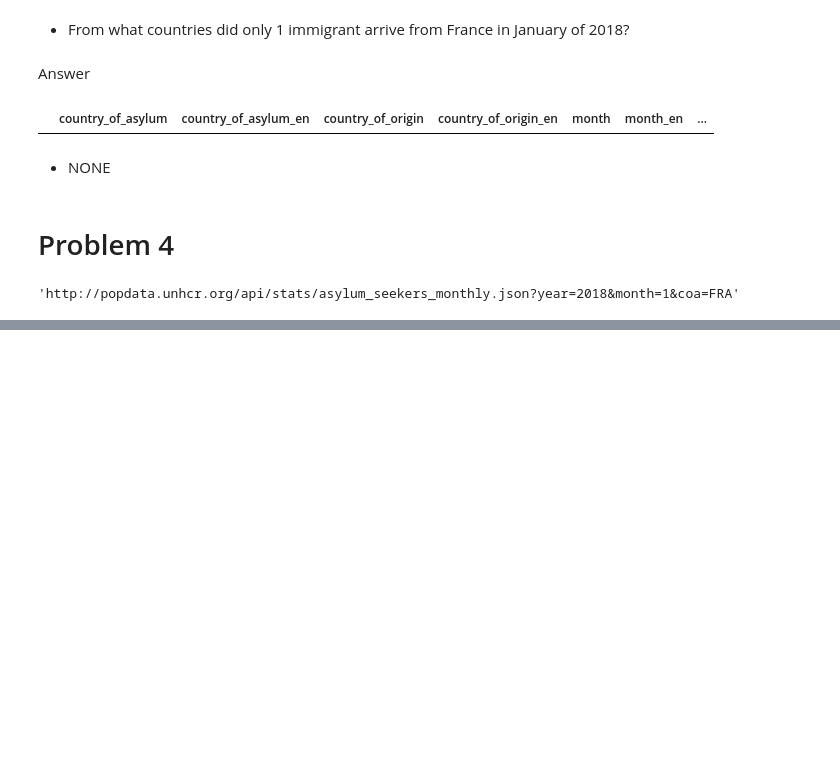
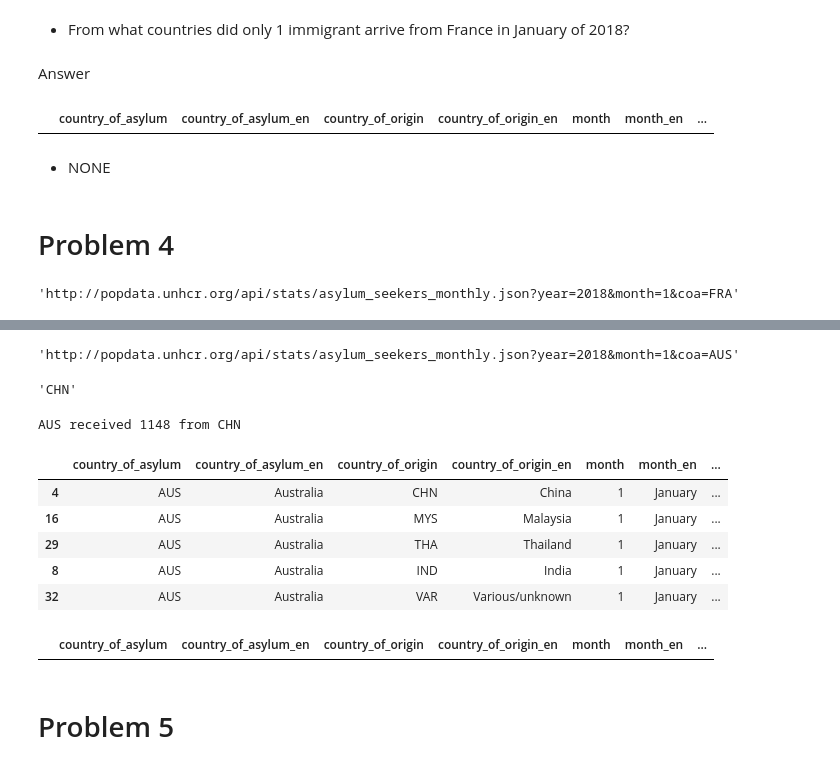
Before and after one commit to tiger-bug/Advanced_Class, a Jupyter notebook: jupyter_stuff/Week_9/Week_9_assignment.ipynb, the cells around one changed output, grey strips where cells are left out. Drawn from its saved outputs; the diff is of its cells as text; code cells hidden in the pictures; blank space fills up the shorter version.

Commit message:
problem 4 done

```diff
--- a/jupyter_stuff/Week_9/Week_9_assignment.ipynb
+++ b/jupyter_stuff/Week_9/Week_9_assignment.ipynb
@@ -411,0 +471,10 @@ df
+# %%
+url_arb = 'http://popdata.unhcr.org/api/stats/asylum_seekers_monthly.json?year='+year+'&month='+month+'&coa='+coa
+# %%
+url_arb
+# %% [output]
+'http://popdata.unhcr.org/api/stats/asylum_seekers_monthly.json?year=2018&month=1&coa=AUS'
+# %%
+data = requests.get(url_arb)
+as_json = data.json()
+df = pd.DataFrame(as_json)
@@ -411,0 +483,4 @@ df
+# %%
+country_2018
+# %% [output]
+'CHN'
@@ -411,0 +489,21 @@ df
+# %%
+print(coa+" received "+str(val_2018)+" from "+str(country_2018))
+# %% [output]
+AUS received 1148 from CHN
+# %%
+cont_5 = df.sort_values(by='value',ascending=False).iloc[0:5]
+# %%
+cont_5
+# %% [output]
+|  | country_of_asylum | country_of_asylum_en | country_of_origin | country_of_origin_en | month | month_en | ... |
+| 4 | AUS | Australia | CHN | China | 1 | January | ... |
+| 16 | AUS | Australia | MYS | Malaysia | 1 | January | ... |
+| 29 | AUS | Australia | THA | Thailand | 1 | January | ... |
+| 8 | AUS | Australia | IND | India | 1 | January | ... |
+| 32 | AUS | Australia | VAR | Various/unknown | 1 | January | ... |
+# %%
+df.loc[df['value']==1]
+# %% [output]
+|  | country_of_asylum | country_of_asylum_en | country_of_origin | country_of_origin_en | month | month_en | ... |
+# %% [markdown]
+# Problem 5
```
Also changed, not shown: parts of 15 cells of this notebook.
